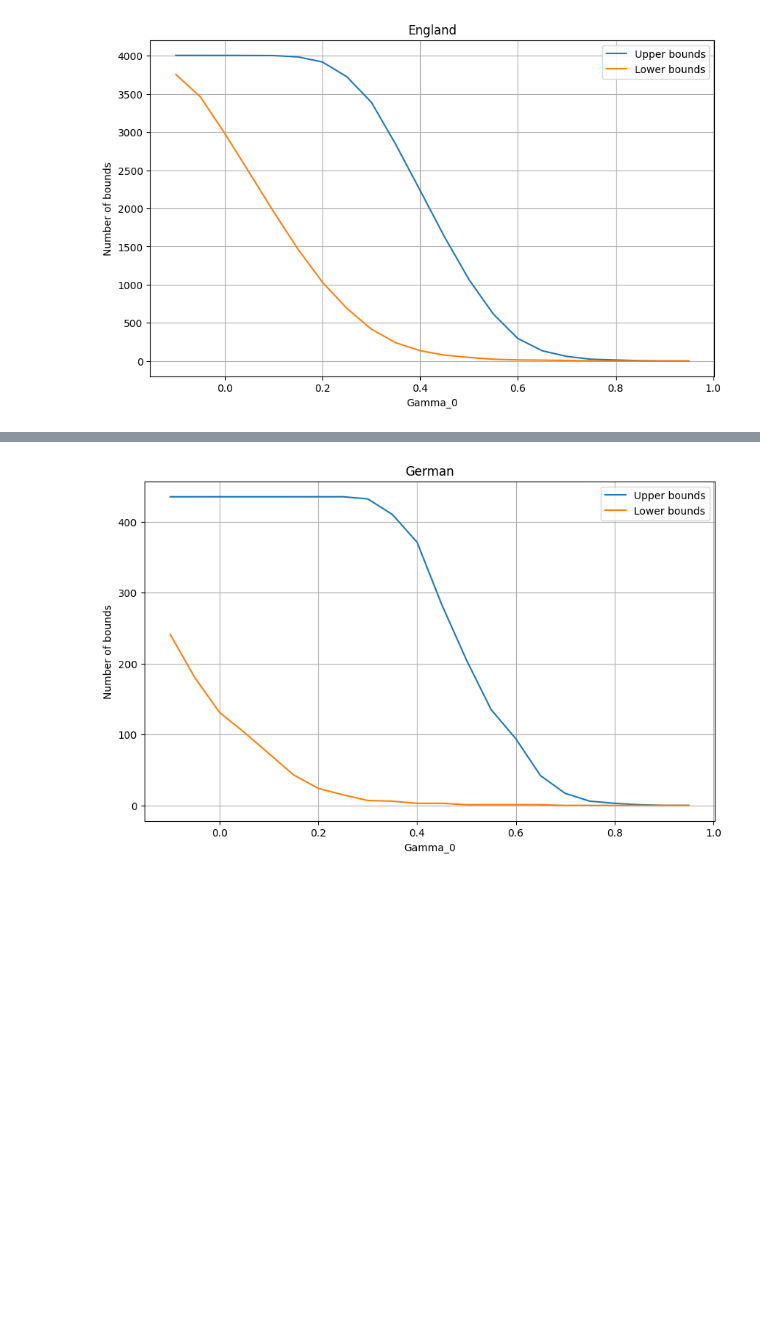
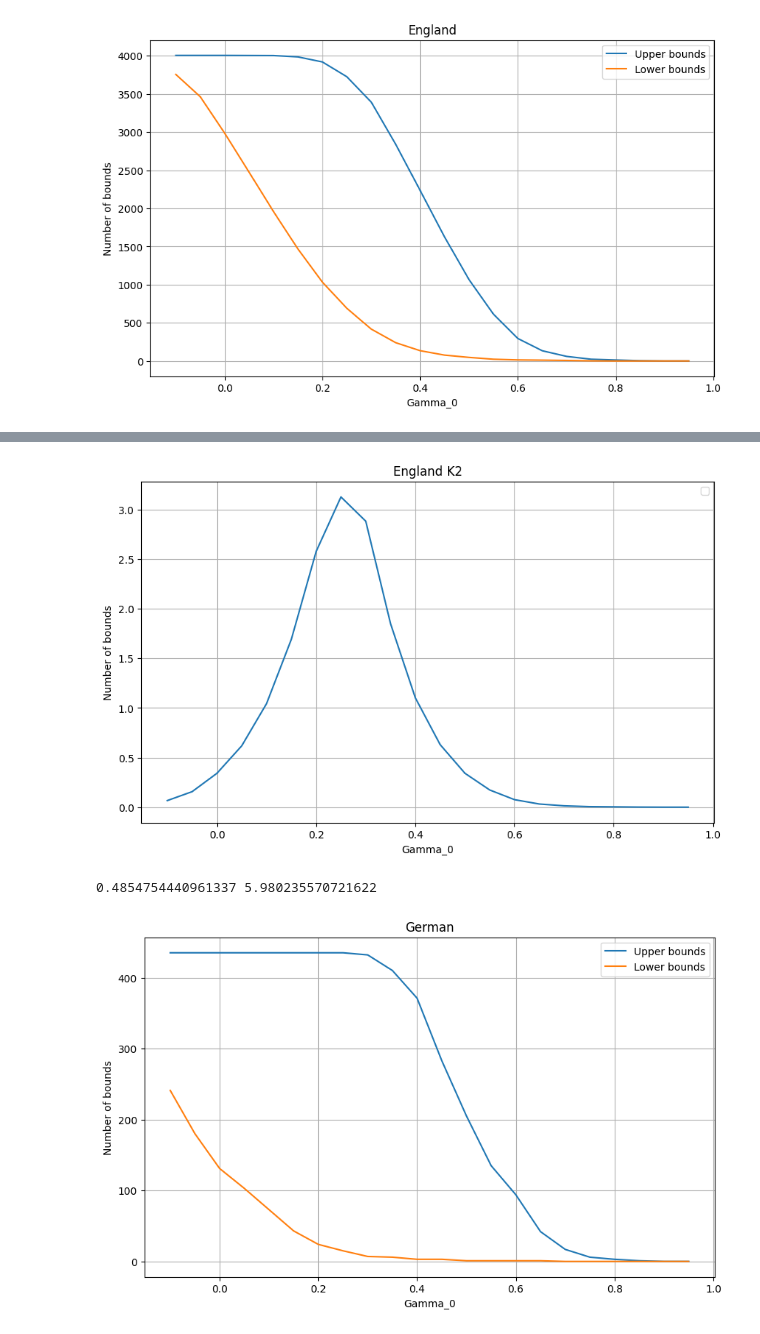
Before and after one commit to kris11na/Diplom_work, a Jupyter notebook: Diplom_Balina_pearson.ipynb, the cells around one changed output, grey strips where cells are left out. Saved outputs shown, nothing was run; the diff lists cells and outputs as text; code cells hidden in the pictures; blank space fills up the shorter version.

```diff
--- a/Diplom_Balina_pearson.ipynb
+++ b/Diplom_Balina_pearson.ipynb
@@ -311,0 +376,11 @@ plt.show()
+# %%
+# Построение графиков
+plt.figure(figsize=(10, 6))
+plt.plot(gamma_0_values, K2)
+plt.xlabel('Gamma_0')
+plt.ylabel('Number of bounds')
+plt.title('England K2')
+plt.legend()
+plt.grid(True)
+plt.show()
+# %% [output]
@@ -312,3 +388,4 @@ plt.show()
+[figure, added]
 # %%
 N = dax_DF_returns.corr().shape[0]
 M=((N*(N-1))/2)
@@ -330,3 +420,7 @@ for gamma_0 in gamma_0_values:
+# %%
+print(K1, K2)
+# %% [output]
+0.4854754440961337 5.980235570721622
 # %%
 # Построение графиков
 plt.figure(figsize=(10, 6))
```
Also changed, not shown: parts of 18 cells of this notebook.
